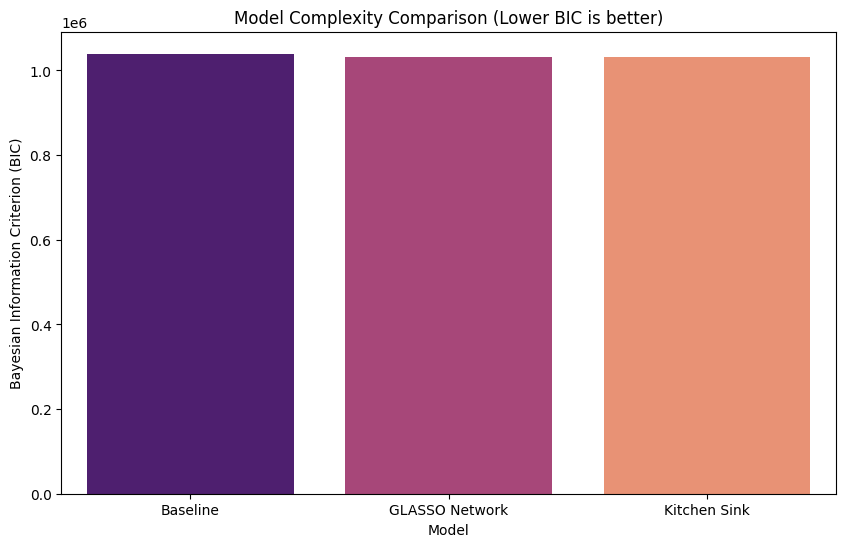
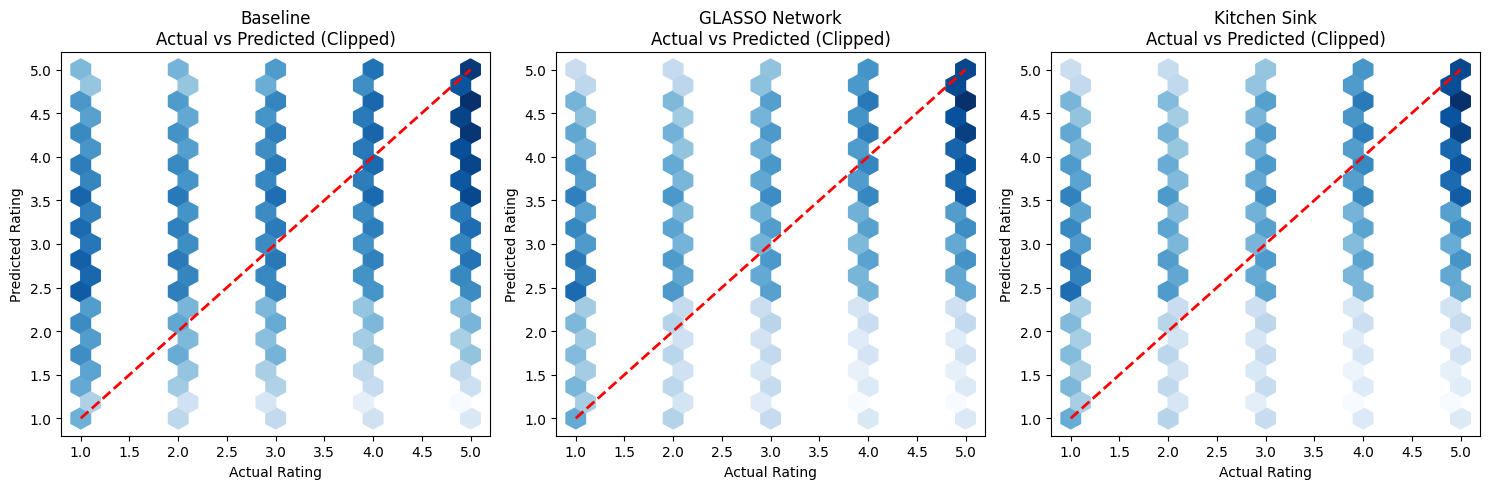
The notebook cell's code change between the first figure and the second:
--- before
+++ after
@@ -16,24 +16,60 @@
 model_kitchen = smf.ols(kitchen_sink_formula, data=model_data).fit()
 
-# 3. Scientific Comparison
+# 3. Scientific Comparison & Clipping
 print("\n" + "="*50)
-print("SCIENTIFIC MODEL COMPARISON")
+print("SCIENTIFIC MODEL COMPARISON (WITH CLIPPING)")
 print("="*50)
+
+y_true = model_data['rating']
 models = [('Baseline', model_baseline), ('GLASSO Network', model_glasso), ('Kitchen Sink', model_kitchen)]
 results = []
+
 for name, model in models:
+    y_pred = model.predict(model_data)
+    y_pred_clipped = np.clip(y_pred, 1, 5)
+    
+    n = len(model_data)
+    p = len(model.params) - 1
+    
+    # Original Metrics
+    r2_orig = model.rsquared
+    adj_r2_orig = model.rsquared_adj
+    rmse_orig = np.sqrt(mean_squared_error(y_true, y_pred))
+    
+    # Clipped Metrics
+    r2_clip = r2_score(y_true, y_pred_clipped)
+    adj_r2_clip = 1 - (1 - r2_clip) * (n - 1) / (n - p - 1)
+    rmse_clip = np.sqrt(mean_squared_error(y_true, y_pred_clipped))
+    
     results.append({
         'Model': name,
-        'R-squared': model.rsquared,
-        'Adj. R-squared': model.rsquared_adj,
+        'R2_Orig': r2_orig,
+        'Adj_R2_Orig': adj_r2_orig,
+        'RMSE_Orig': rmse_orig,
+        'R2_Clipped': r2_clip,
+        'Adj_R2_Clipped': adj_r2_clip,
+        'RMSE_Clipped': rmse_clip,
         'BIC': model.bic,
         'Params': len(model.params)
     })
+    
     print(f"\n{name.upper()}:")
-    print(f"R2: {model.rsquared:.4f} | Adj R2: {model.rsquared_adj:.4f} | BIC: {model.bic:.2f}")
-    print("Coefficients:")
-    print(model.params[model.params != 0].sort_values(ascending=False))
+    print(f"Original -> R2: {r2_orig:.4f} | Adj R2: {adj_r2_orig:.4f} | RMSE: {rmse_orig:.4f} | BIC: {model.bic:.2f}")
+    print(f"Clipped  -> R2: {r2_clip:.4f} | Adj R2: {adj_r2_clip:.4f} | RMSE: {rmse_clip:.4f}")
 
-# 4. Visualization
+# 4. Visualization: Actual vs Predicted (Clipped)
+plt.figure(figsize=(15, 5))
+for i, (name, model) in enumerate(models):
+    y_pred_clipped = np.clip(model.predict(model_data), 1, 5)
+    plt.subplot(1, 3, i+1)
+    plt.hexbin(y_true, y_pred_clipped, gridsize=20, cmap='Blues', bins='log')
+    plt.plot([1, 5], [1, 5], '--r', lw=2)
+    plt.title(f'{name}\nActual vs Predicted (Clipped)')
+    plt.xlabel('Actual Rating')
+    plt.ylabel('Predicted Rating')
+plt.tight_layout()
+plt.show()
+
+# 5. Model Complexity Comparison
 results_df = pd.DataFrame(results)
 plt.figure(figsize=(10, 6))
@@ -43,5 +79,5 @@
 plt.show()
 
-# Coefficients Plot for GLASSO Model
+# 6. Coefficients Plot for GLASSO Model
 coef_df = model_glasso.params.drop('Intercept')
 interactions = coef_df[coef_df.index.str.contains(':')].sort_values().to_frame('coefficient')

Commit: added trimming in local notebook